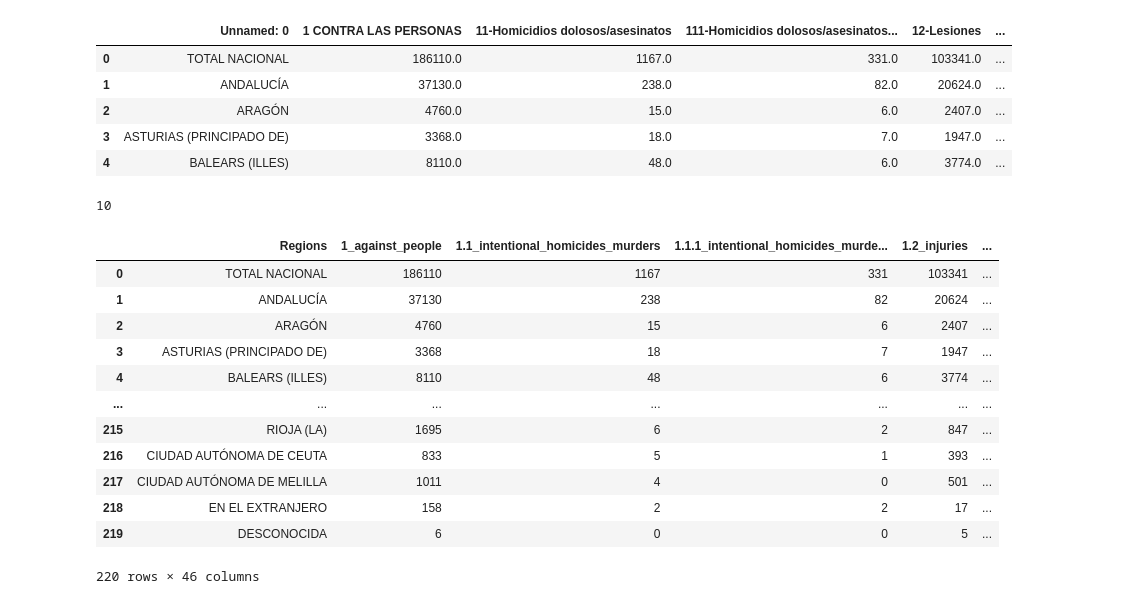
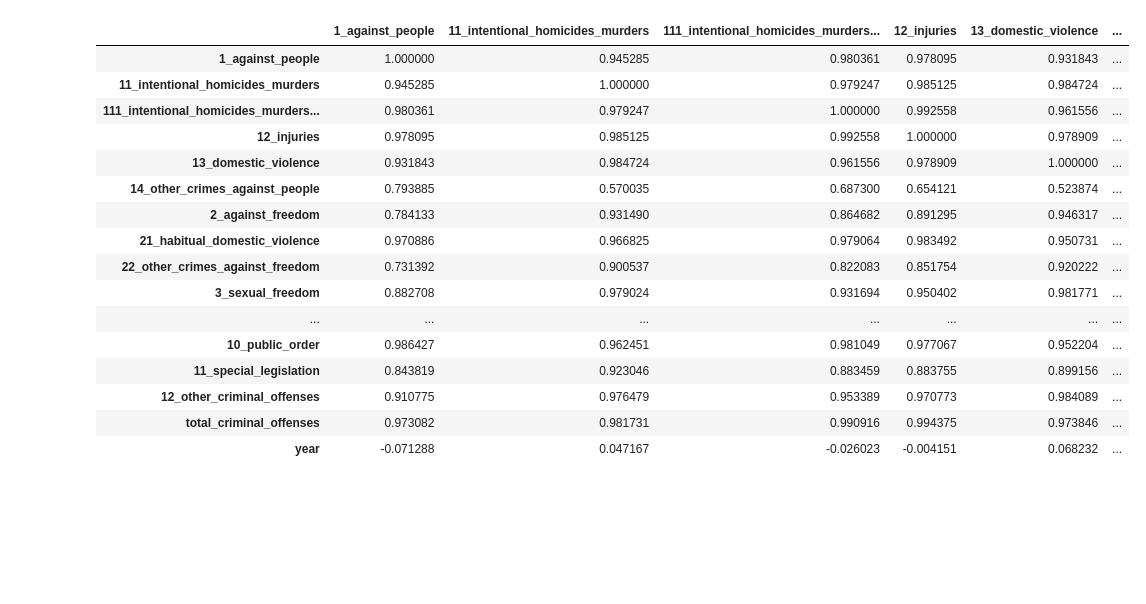
Before and after one commit to ivanalonsom/Project6, a Jupyter notebook: main.ipynb, the cells around one changed output. Drawn from its saved outputs; the diff is of its cells as text; code cells hidden in the pictures; blank space fills up the shorter version.

```diff
--- a/main.ipynb
+++ b/main.ipynb
@@ -1,15 +4,8 @@
 # %%
 import pandas as pd
 
+from functions import *
+
 pd.set_option('display.max_columns', None)
 
-df_main = pd.read_csv("criminalidad_anual_limpio_201019.csv")
-
-df_main.head()
+df_merged = pd.read_csv("df_merged.csv")
-# %% [output]
-|  | Unnamed: 0 | 1 CONTRA LAS PERSONAS | 11-Homicidios dolosos/asesinatos | 111-Homicidios dolosos/asesinatos... | 12-Lesiones | ... |
-| 0 | TOTAL NACIONAL | 186110.0 | 1167.0 | 331.0 | 103341.0 | ... |
-| 1 | ANDALUCÍA | 37130.0 | 238.0 | 82.0 | 20624.0 | ... |
-| 2 | ARAGÓN | 4760.0 | 15.0 | 6.0 | 2407.0 | ... |
-| 3 | ASTURIAS (PRINCIPADO DE) | 3368.0 | 18.0 | 7.0 | 1947.0 | ... |
-| 4 | BALEARS (ILLES) | 8110.0 | 48.0 | 6.0 | 3774.0 | ... |
@@ -76,22 +12,29 @@ df_temp = df_temp.astype(int)
-# %%
-df_main = pd.concat([df_main["Regions"], df_temp], axis=1)
-
-df_main["year"].nunique()
-# %% [output]
-10
-# %%
-df_main
-# %% [output]
-|  | Regions | 1_against_people | 1.1_intentional_homicides_murders | 1.1.1_intentional_homicides_murde... | 1.2_injuries | ... |
-| 0 | TOTAL NACIONAL | 186110 | 1167 | 331 | 103341 | ... |
-| 1 | ANDALUCÍA | 37130 | 238 | 82 | 20624 | ... |
-| 2 | ARAGÓN | 4760 | 15 | 6 | 2407 | ... |
-| 3 | ASTURIAS (PRINCIPADO DE) | 3368 | 18 | 7 | 1947 | ... |
-| 4 | BALEARS (ILLES) | 8110 | 48 | 6 | 3774 | ... |
-| ... | ... | ... | ... | ... | ... | ... |
-| 215 | RIOJA (LA) | 1695 | 6 | 2 | 847 | ... |
-| 216 | CIUDAD AUTÓNOMA DE CEUTA | 833 | 5 | 1 | 393 | ... |
-| 217 | CIUDAD AUTÓNOMA DE MELILLA | 1011 | 4 | 0 | 501 | ... |
-| 218 | EN EL EXTRANJERO | 158 | 2 | 2 | 17 | ... |
-| 219 | DESCONOCIDA | 6 | 0 | 0 | 5 | ... |
-220 rows × 46 columns
+# %%
+df_merged.loc[:87, "Year"] = df_merged["Unnamed: 45"].iloc[:88].values
+
+# Tuve que hacer esta pirula para que el csv 202019 y 202023 se puedan concatenar
+# %%
+df_merged = clean_df(df_merged)
+df_merged = every_float_to_int(df_merged)
+# %%
+df_num = df_merged.iloc[:, df_merged.columns != 'Regions']
+# %%
+df_num.corr()
+# %% [output]
+|  | 1_against_people | 11_intentional_homicides_murders | 111_intentional_homicides_murders... | 12_injuries | 13_domestic_violence | ... |
+| 1_against_people | 1.000000 | 0.945285 | 0.980361 | 0.978095 | 0.931843 | ... |
+| 11_intentional_homicides_murders | 0.945285 | 1.000000 | 0.979247 | 0.985125 | 0.984724 | ... |
+| 111_intentional_homicides_murders... | 0.980361 | 0.979247 | 1.000000 | 0.992558 | 0.961556 | ... |
+| 12_injuries | 0.978095 | 0.985125 | 0.992558 | 1.000000 | 0.978909 | ... |
+| 13_domestic_violence | 0.931843 | 0.984724 | 0.961556 | 0.978909 | 1.000000 | ... |
+| 14_other_crimes_against_people | 0.793885 | 0.570035 | 0.687300 | 0.654121 | 0.523874 | ... |
+| 2_against_freedom | 0.784133 | 0.931490 | 0.864682 | 0.891295 | 0.946317 | ... |
+| 21_habitual_domestic_violence | 0.970886 | 0.966825 | 0.979064 | 0.983492 | 0.950731 | ... |
+| 22_other_crimes_against_freedom | 0.731392 | 0.900537 | 0.822083 | 0.851754 | 0.920222 | ... |
+| 3_sexual_freedom | 0.882708 | 0.979024 | 0.931694 | 0.950402 | 0.981771 | ... |
+| ... | ... | ... | ... | ... | ... | ... |
+| 10_public_order | 0.986427 | 0.962451 | 0.981049 | 0.977067 | 0.952204 | ... |
+| 11_special_legislation | 0.843819 | 0.923046 | 0.883459 | 0.883755 | 0.899156 | ... |
+| 12_other_criminal_offenses | 0.910775 | 0.976479 | 0.953389 | 0.970773 | 0.984089 | ... |
+| total_criminal_offenses | 0.973082 | 0.981731 | 0.990916 | 0.994375 | 0.973846 | ... |
+| year | -0.071288 | 0.047167 | -0.026023 | -0.004151 | 0.068232 | ... |
```
Also changed, not shown: parts of 4 cells of this notebook, 6 other files.
